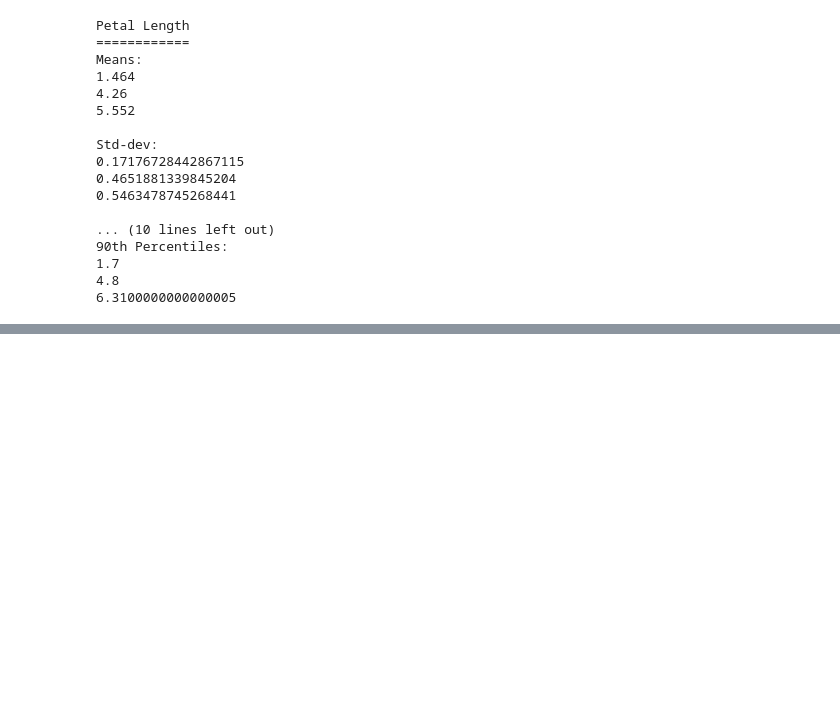
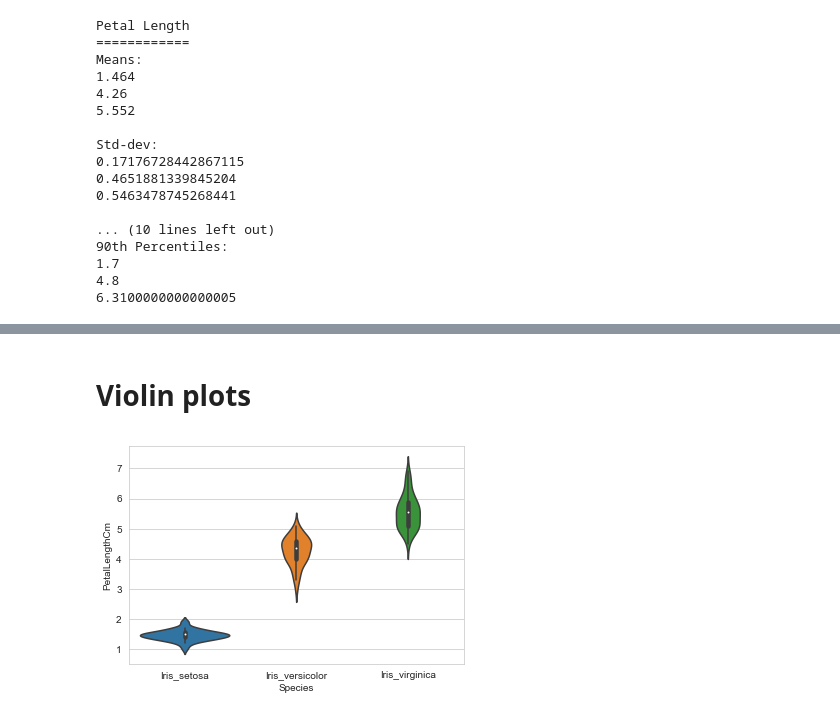
Before and after one commit to Johnny-Morgan/Python-Data-Science, a Jupyter notebook: Iris Flower Dataset/Iris Flower Dataset.ipynb, the cells around one changed output, grey strips where cells are left out. Cells and saved outputs as stored; diff of their text form; code cells hidden in the pictures; blank space fills up the shorter version.

```diff
--- a/Iris Flower Dataset/Iris Flower Dataset.ipynb
+++ b/Iris Flower Dataset/Iris Flower Dataset.ipynb
@@ -137,0 +145,7 @@ Std-dev:
+# %% [markdown]
+# Violin plots
+# %%
+sns.violinplot(x = "Species", y = "PetalLengthCm", data = iris)
+plt.show()
+# %% [output]
+[figure, added]
```
Also changed, not shown: parts of 3 cells of this notebook.
